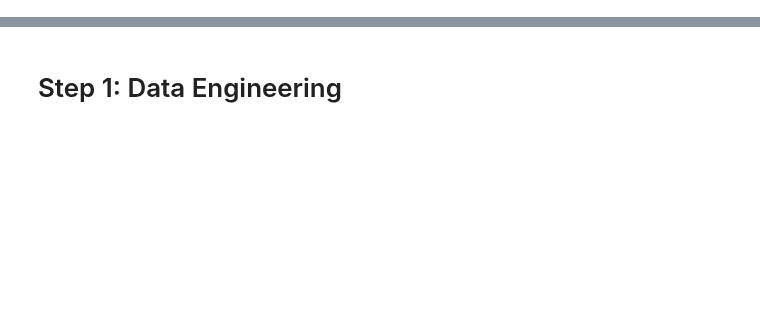
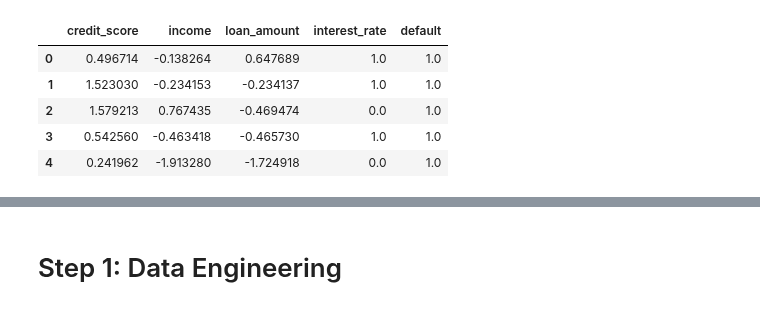
Before and after one commit to dzrich/PhD_Research_in_CausalML, a Jupyter notebook: CausalML.ipynb, the cells around one changed output, grey strips where cells are left out. Saved outputs shown, nothing was run; the diff lists cells and outputs as text; code cells hidden in the pictures; blank space fills up the shorter version.

```diff
--- a/CausalML.ipynb
+++ b/CausalML.ipynb
@@ -21,5 +46,14 @@ X = np.random.normal(0, 1, size=(n, 3))  # 3 features: credit score, income, loa
 T = np.random.binomial(1, p=0.5, size=(n,))  # Treatment: 0 (low interest rate), 1 (high interest rate)
 Y = (X[:, 0] * 0.8 - X[:, 1] * 0.3 + T * 1.5 + np.random.normal(0, 1, size=n)) > 0  # Outcome: default or not
 data = pd.DataFrame(np.column_stack([X, T, Y]), columns=["credit_score", "income", "loan_amount", "interest_rate", "default"])
+# %%
+data.head()
+# %% [output]
+|  | credit_score | income | loan_amount | interest_rate | default |
+| 0 | 0.496714 | -0.138264 | 0.647689 | 1.0 | 1.0 |
+| 1 | 1.523030 | -0.234153 | -0.234137 | 1.0 | 1.0 |
+| 2 | 1.579213 | 0.767435 | -0.469474 | 0.0 | 1.0 |
+| 3 | 0.542560 | -0.463418 | -0.465730 | 1.0 | 1.0 |
+| 4 | 0.241962 | -1.913280 | -1.724918 | 0.0 | 1.0 |
 # %%
 model.view_model()
```
Also changed, not shown: parts of 25 cells of this notebook.
